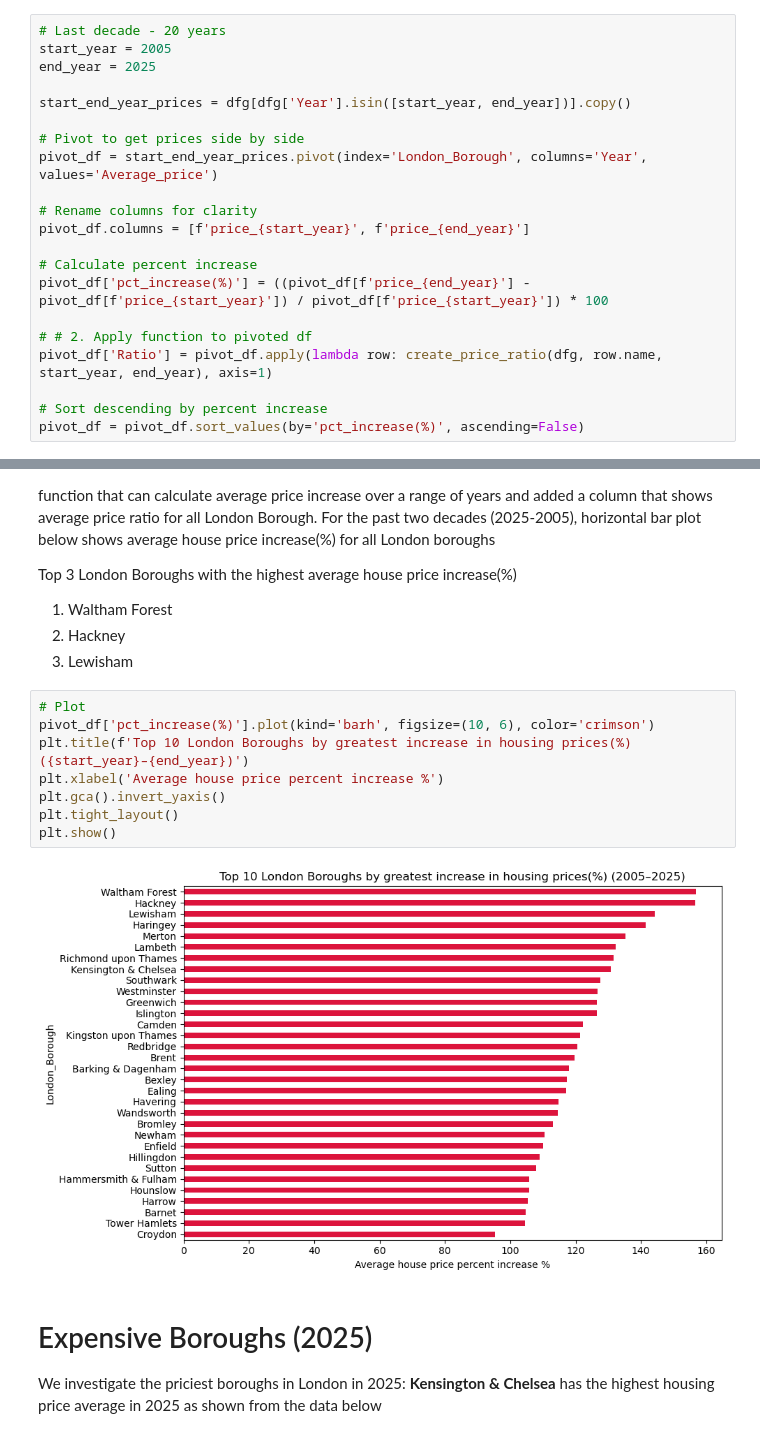
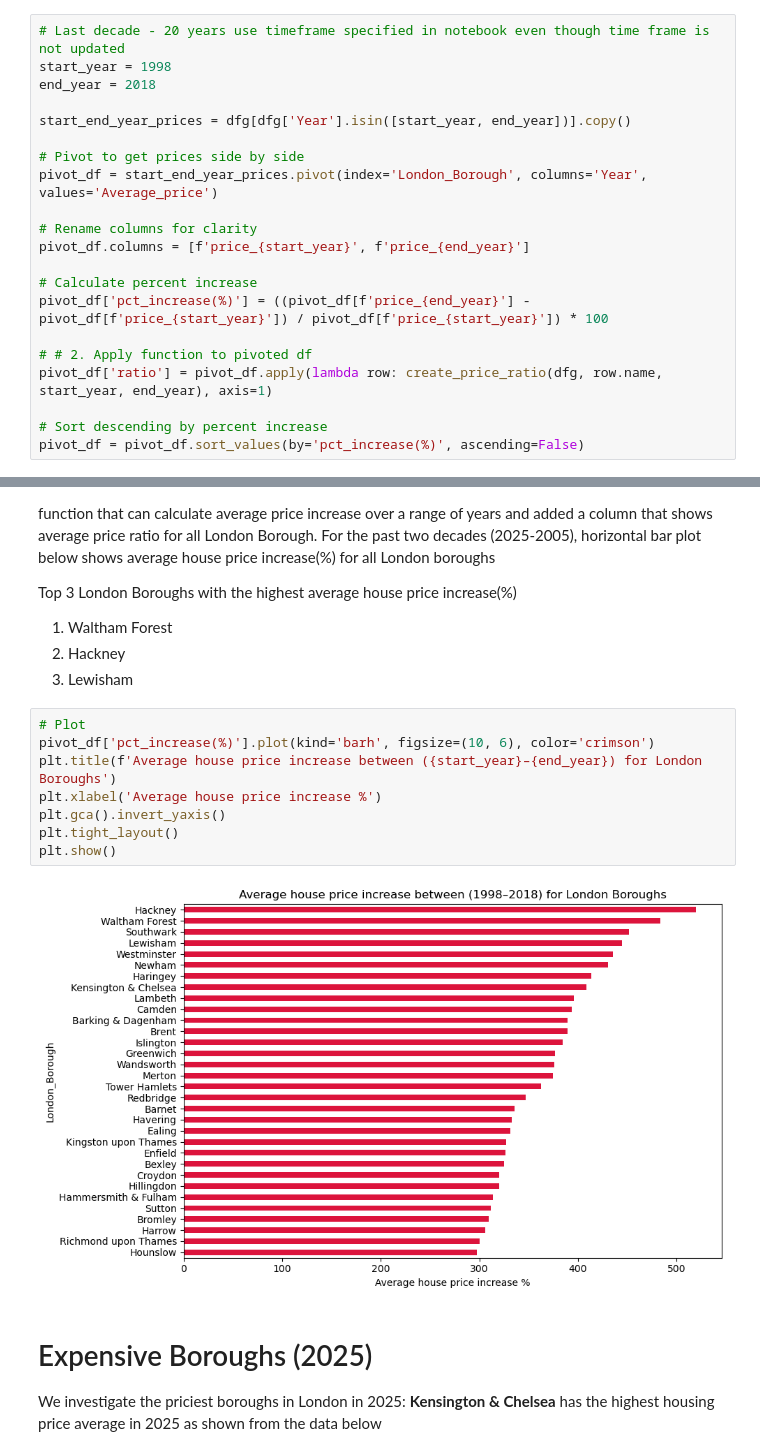
Before and after one commit to gisaf22/Case-Study---London-Calling, a Jupyter notebook: Unit 4 Challenge - Tier 3.ipynb, the cells around one changed output, grey strips where cells are left out. Cells and saved outputs as stored; diff of their text form.

```diff
--- a/Unit 4 Challenge - Tier 3.ipynb
+++ b/Unit 4 Challenge - Tier 3.ipynb
@@ -380,9 +360,9 @@ The ratio below captures the difference of house prices between 1998 and 2018
 
 Ratio of average house price in Croydon from 1998 to 2018: 0.2380391114911231
 # %%
-# Last decade - 20 years
-start_year = 2005
-end_year = 2025
+# Last decade - 20 years use timeframe specified in notebook even though time frame is not updated
+start_year = 1998
+end_year = 2018
 
 start_end_year_prices = dfg[dfg['Year'].isin([start_year, end_year])].copy()
 
@@ -396,7 +376,7 @@ pivot_df.columns = [f'price_{start_year}', f'price_{end_year}']
 pivot_df['pct_increase(%)'] = ((pivot_df[f'price_{end_year}'] - pivot_df[f'price_{start_year}']) / pivot_df[f'price_{start_year}']) * 100
 
 # # 2. Apply function to pivoted df
-pivot_df['Ratio'] = pivot_df.apply(lambda row: create_price_ratio(dfg, row.name, start_year, end_year), axis=1)
+pivot_df['ratio'] = pivot_df.apply(lambda row: create_price_ratio(dfg, row.name, start_year, end_year), axis=1)
 
 # Sort descending by percent increase
 pivot_df = pivot_df.sort_values(by='pct_increase(%)', ascending=False)
@@ -423,13 +403,13 @@ Top 3 London Boroughs with the highest average house price increase(%)
 # %%
 # Plot
 pivot_df['pct_increase(%)'].plot(kind='barh', figsize=(10, 6), color='crimson')
-plt.title(f'Top 10 London Boroughs by greatest increase in housing prices(%) ({start_year}–{end_year})')
-plt.xlabel('Average house price percent increase %')
+plt.title(f'Average house price increase between ({start_year}–{end_year}) for London Boroughs')
+plt.xlabel('Average house price increase %')
 plt.gca().invert_yaxis()
 plt.tight_layout()
 plt.show()
 # %% [output]
-[figure, old version]
+[figure, new version]
 # %% [markdown]
 # Expensive Boroughs (2025)
 
```
Also changed, not shown: parts of 5 cells of this notebook.
